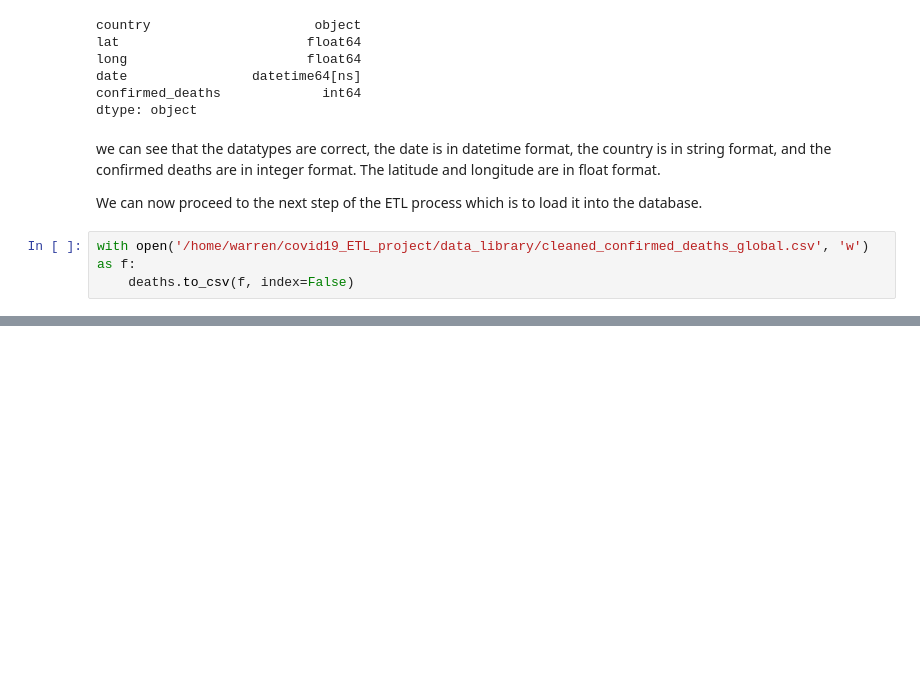
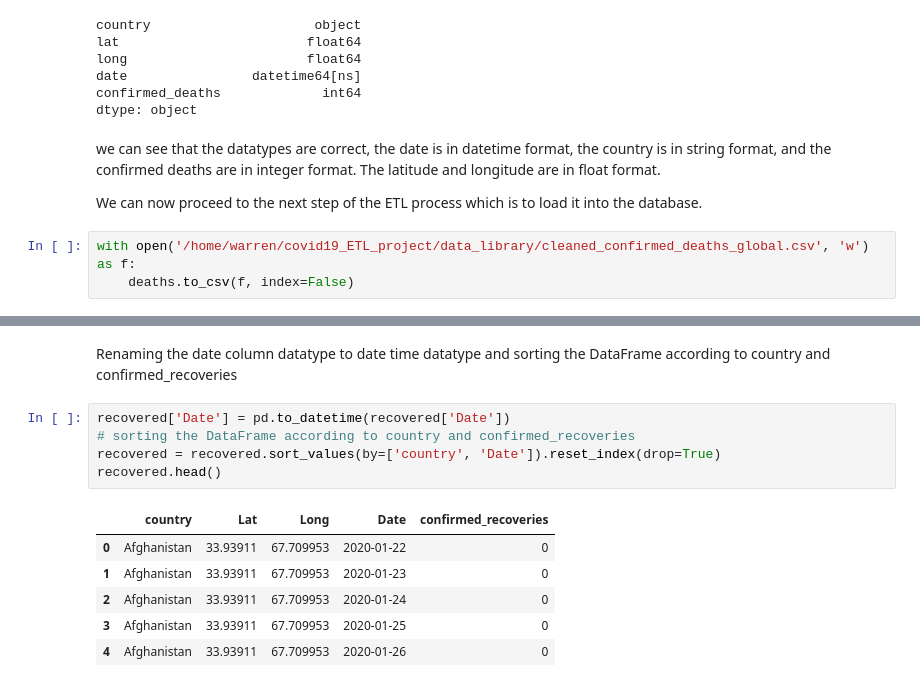
Before and after one commit to warren-bit/covid19_ETL_project, a Jupyter notebook: transform/transform.ipynb, the cells around one changed output, grey strips where cells are left out. Cells and saved outputs as stored; diff of their text form; blank space fills up the shorter version.

```diff
--- a/transform/transform.ipynb
+++ b/transform/transform.ipynb
@@ -340,0 +455,14 @@ with open('/home/warren/covid19_ETL_project/data_library/cleaned_confirmed_death
+# %% [markdown]
+Renaming the date column datatype to date time datatype and sorting the DataFrame according to country and confirmed_recoveries
+# %%
+recovered['Date'] = pd.to_datetime(recovered['Date'])
+# sorting the DataFrame according to country and confirmed_recoveries
+recovered = recovered.sort_values(by=['country', 'Date']).reset_index(drop=True)
+recovered.head()
+# %% [output]
+|  | country | Lat | Long | Date | confirmed_recoveries |
+| 0 | Afghanistan | 33.93911 | 67.709953 | 2020-01-22 | 0 |
+| 1 | Afghanistan | 33.93911 | 67.709953 | 2020-01-23 | 0 |
+| 2 | Afghanistan | 33.93911 | 67.709953 | 2020-01-24 | 0 |
+| 3 | Afghanistan | 33.93911 | 67.709953 | 2020-01-25 | 0 |
+| 4 | Afghanistan | 33.93911 | 67.709953 | 2020-01-26 | 0 |
```
Also changed, not shown: parts of 22 cells of this notebook.
